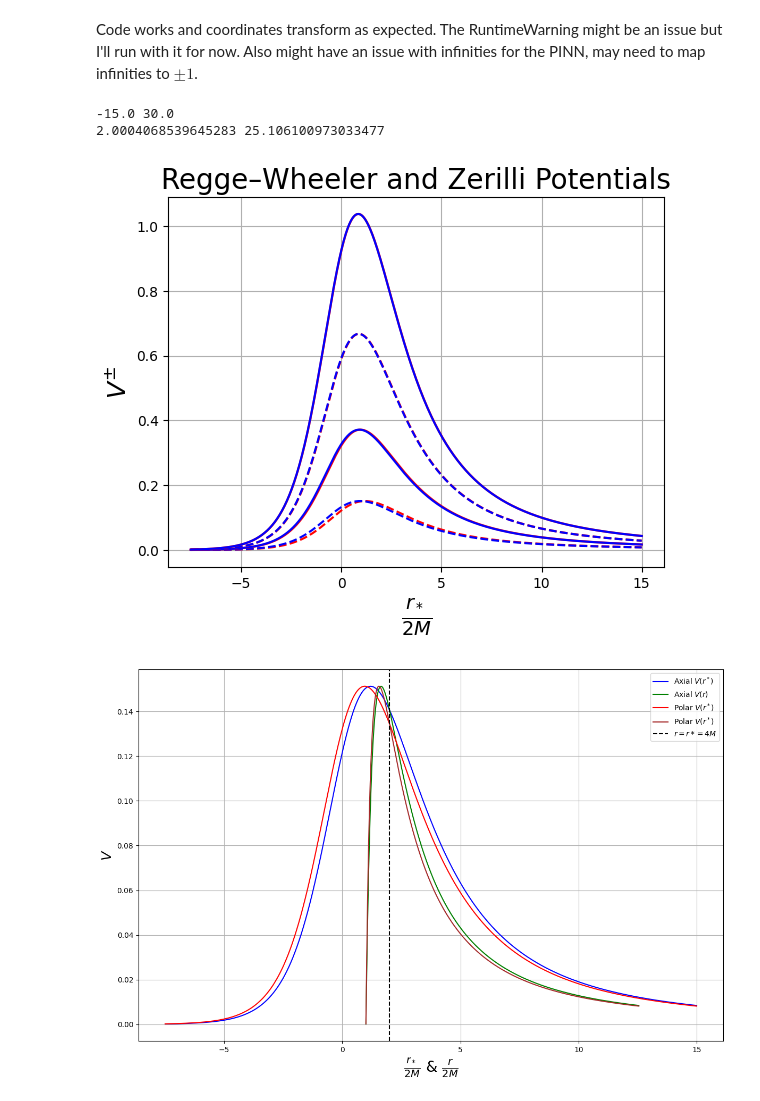
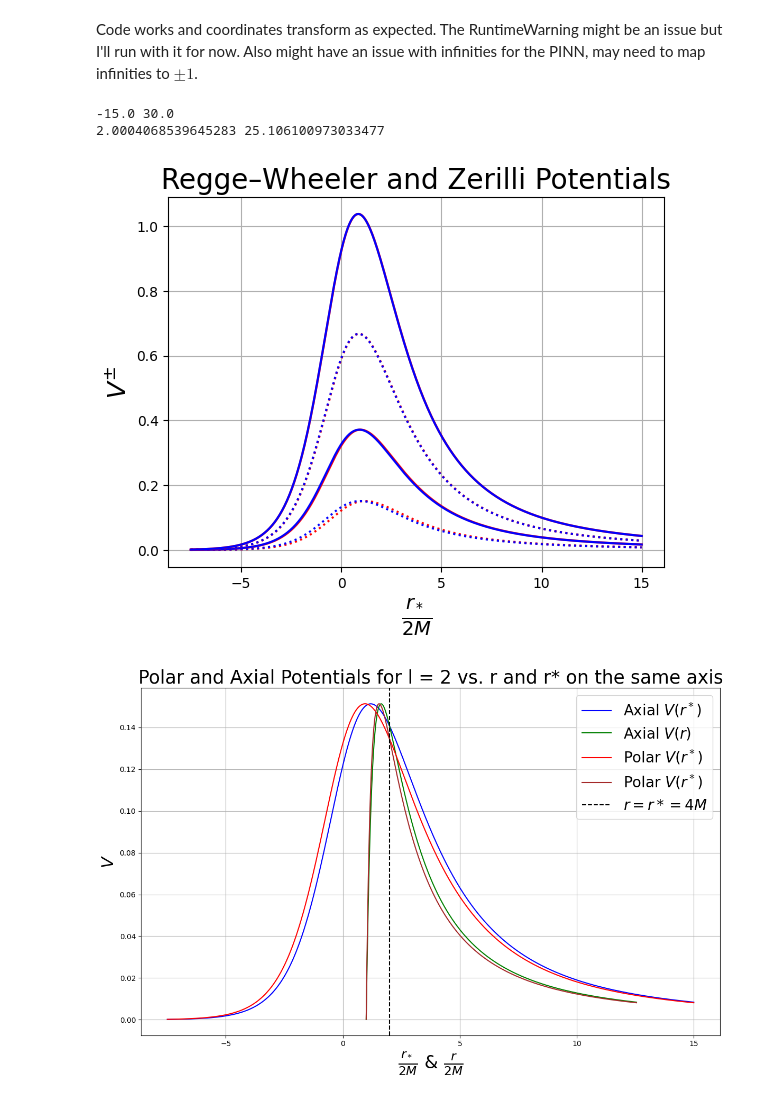
Before and after one commit to dakeerie/MSci-Project, a Jupyter notebook: Coordinate Transform.ipynb, the cells around one changed output. Drawn from its saved outputs; the diff is of its cells as text; code cells hidden in the pictures.

```diff
--- a/Coordinate Transform.ipynb
+++ b/Coordinate Transform.ipynb
@@ -95,7 +95,7 @@ for i, l in enumerate(ls):
 for i in range(V_all.shape[0]):
     axial = V_all[i, 0]
     polar = V_all[i, 1]
-    linestyle = '--' if i % 2 == 0 else '-'
+    linestyle = 'dotted' if i % 2 == 0 else '-'
 
     plt.plot(rstar/(2*M), axial, color = 'red', linestyle = linestyle)
     plt.plot(rstar/(2*M), polar, color = 'blue', linestyle = linestyle)
@@ -108,19 +108,20 @@ plt.show()
 # %% [output]
 -15.0 30.0
 2.0004068539645283 25.106100973033477
-[figure, old version]
+[figure, new version]
 # %%
 plt.figure(figsize = [12, 8])
 plt.plot(rstar/(2*M), V_all[0, 0], color = 'blue', label = r'Axial $V\left(r^*\right)$')
 plt.plot(r/(2*M), V_all[0, 0], color = 'green', label = r'Axial $V\left(r\right)$')
 plt.plot(rstar/(2*M), V_all[0, 1], color = 'red', label = r'Polar $V\left(r^*\right)$')
 plt.plot(r/(2*M), V_all[0, 1], color = 'brown', label = r'Polar $V\left(r^*\right)$')
 plt.axvline(2, 0, 1, color = 'black', linestyle = '--', label = r'$r = r* = 4M$')
-plt.xlabel(r'$\frac{r_*}{2M}$ & $\frac{r}{2M}$', fontsize = 20)
-plt.ylabel(r'$V$', fontsize = 18)
-plt.legend()
+plt.xlabel(r'$\frac{r_*}{2M}$ & $\frac{r}{2M}$', fontsize = 24)
+plt.ylabel(r'$V$', fontsize = 22)
+plt.title('Polar and Axial Potentials for l = 2 vs. r and r* on the same axis', fontsize = 25)
+plt.legend(prop = {'size':20})
 plt.grid()
 plt.tight_layout()
 plt.show()
 # %% [output]
-[figure, old version]
+[figure, new version]
```
Also changed, not shown: parts of 1 cell of this notebook, 2 other files.
